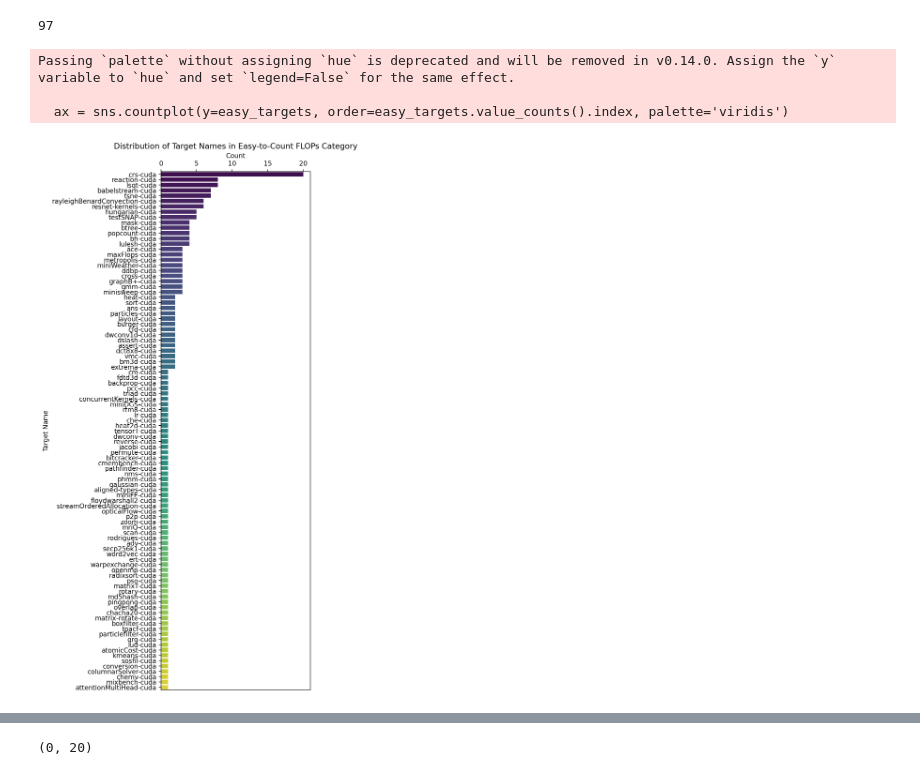
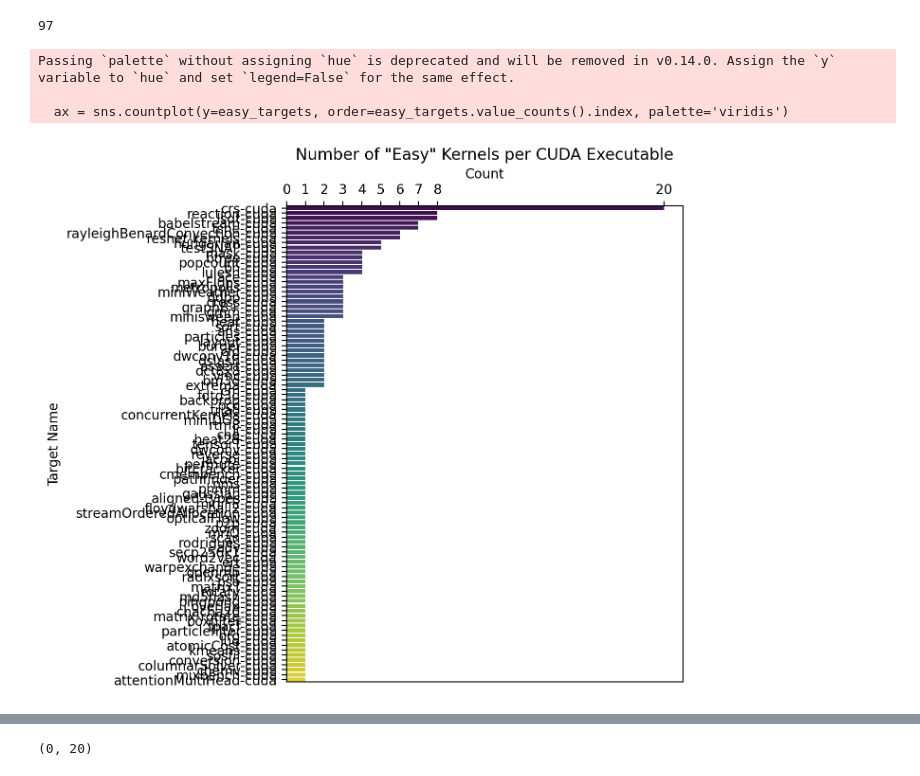
Before and after one commit to Scientific-Computing-Lab/gpuFLOPBench, a Jupyter notebook: qdecomp-langgraph-studio/kernel-survey/dataset-gen/manual-classification/visualize_manual_classifications.ipynb, the cells around one changed output, grey strips where cells are left out. Drawn from its saved outputs; the diff is of its cells as text; code cells hidden in the pictures.

```diff
--- a/qdecomp-langgraph-studio/kernel-survey/dataset-gen/manual-classification/visualize_manual_classifications.ipynb
+++ b/qdecomp-langgraph-studio/kernel-survey/dataset-gen/manual-classification/visualize_manual_classifications.ipynb
@@ -254,24 +254,28 @@ manual_df[manual_df['isEasy'] == True]['targetName'].nunique()
 # %%
 # plot the distribution of the targetNames in the easy category
 
-plt.figure(figsize=(6, 12), dpi=200)
+plt.figure(figsize=(7, 6), dpi=200)
 easy_targets = manual_df[manual_df['isEasy'] == True]['targetName']
 ax = sns.countplot(y=easy_targets, order=easy_targets.value_counts().index, palette='viridis')
-plt.title('Distribution of Target Names in Easy-to-Count FLOPs Category')
+plt.title('Number of "Easy" Kernels per CUDA Executable')
 plt.xlabel('Count')
 plt.ylabel('Target Name')
+
+xticks = [0, 1, 2, 3, 4, 5, 6, 7, 8, 20]
+ax.set_xticks(xticks)
+ax.set_xticklabels(xticks, rotation=0, fontsize=10)
 
 # put the x-axis on top of the plot
 ax.xaxis.set_ticks_position('top')
 ax.xaxis.set_label_position('top')
 
 plt.tight_layout()
 plt.show()
 # %% [output]
 Passing `palette` without assigning `hue` is deprecated and will be removed in v0.14.0. Assign the `y` variable to `hue` and set `legend=False` for the same effect.
 
   ax = sns.countplot(y=easy_targets, order=easy_targets.value_counts().index, palette='viridis')
-[figure, old version]
+[figure, new version]
 # %%
 # Flatten classification_results.json into DataFrame
 import hashlib
```
Also changed, not shown: 1 other file.
